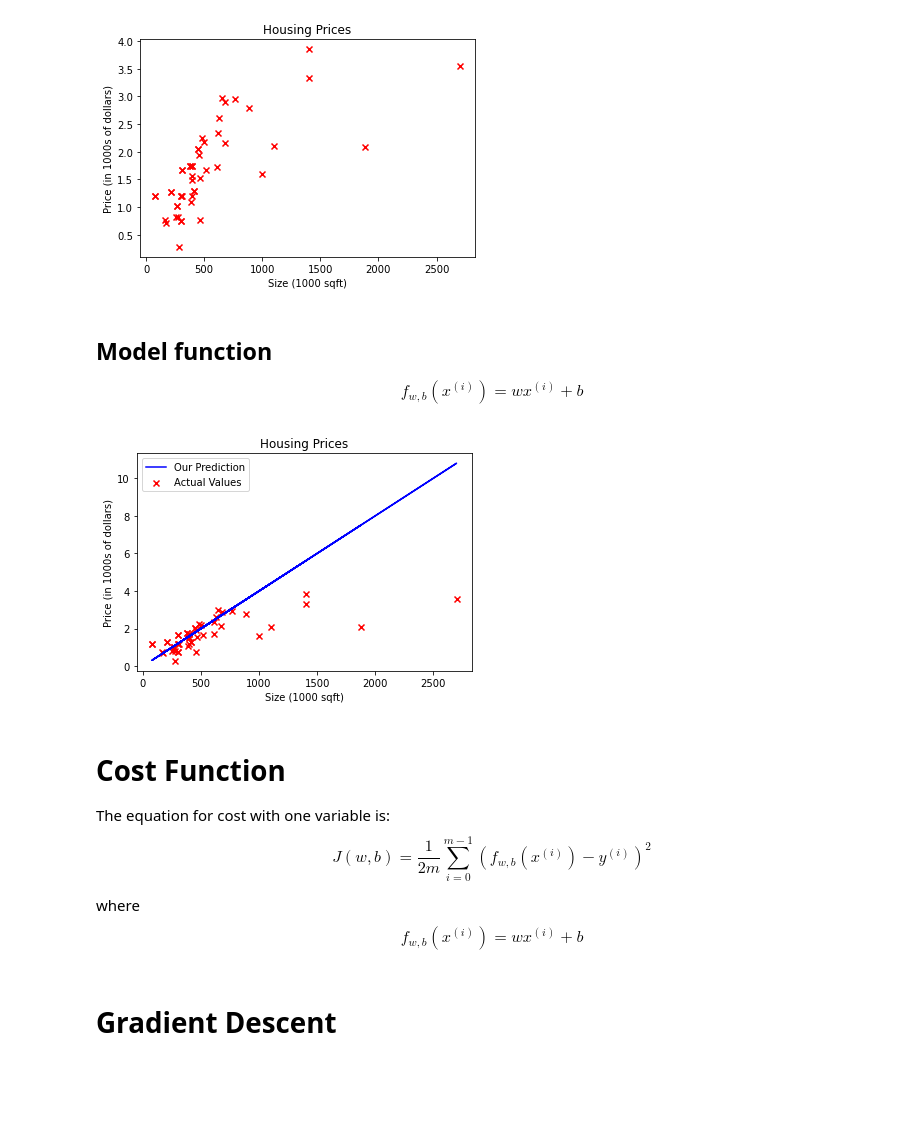
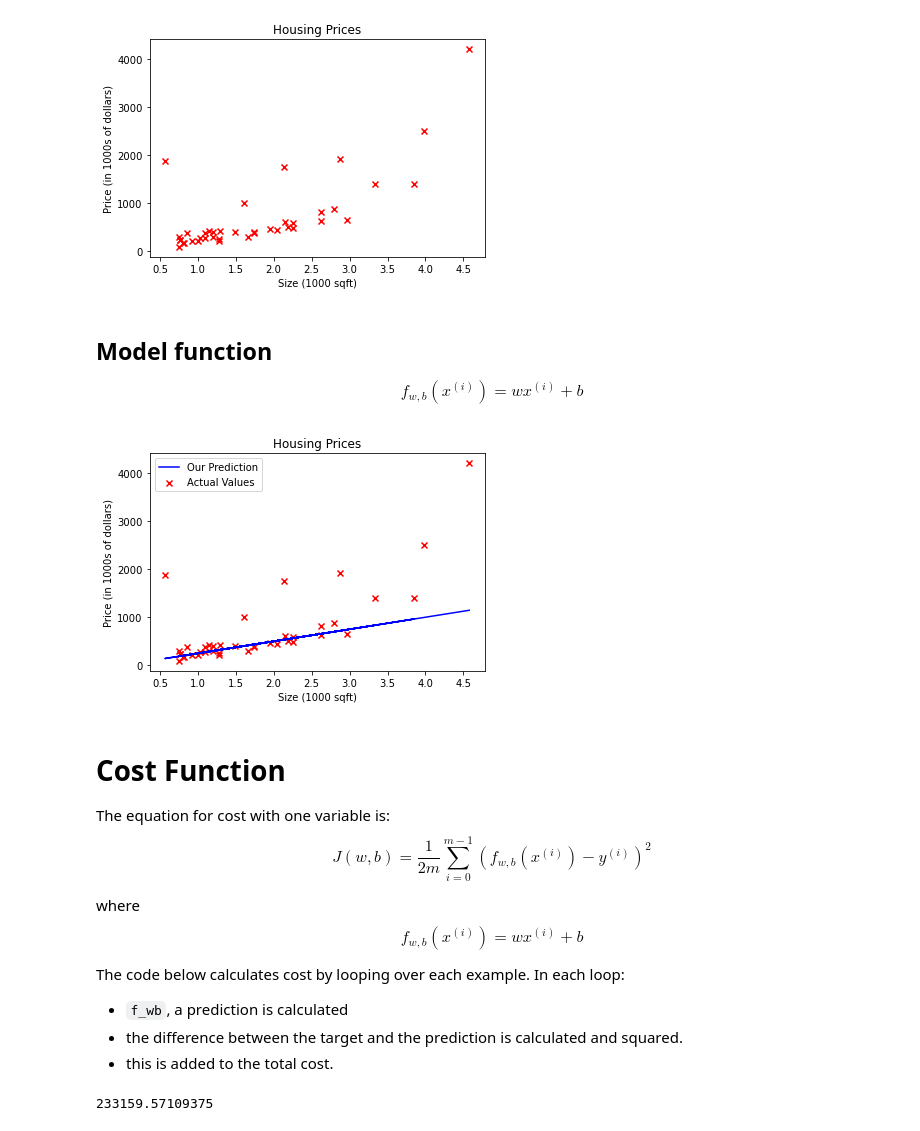
Before and after one commit to Josiel1998/machine-learning, a Jupyter notebook: JupyterNotebooks/Linear Regression - Real Estate.ipynb, the cells around one changed output. Saved outputs shown, nothing was run; the diff lists cells and outputs as text; code cells hidden in the pictures; blank space fills up the shorter version.

Commit message:
Created my first linear regression model with gradient descent using the West Palm Beach area home sales within September 2022

```diff
--- a/JupyterNotebooks/Linear Regression - Real Estate.ipynb
+++ b/JupyterNotebooks/Linear Regression - Real Estate.ipynb
@@ -21,6 +32,6 @@ df.shape
 # %%
-x_train = df.Price_per_thousand # features
-y_train = df.SQFT_per_thousand # target value
+x_train = df.SQFT_per_thousand # features
+y_train = df.Price_per_thousand # target value
 # %%
 # Plot the data points
 plt.scatter(x_train, y_train, marker='x', c='r')
@@ -32,13 +43,14 @@ plt.ylabel('Price (in 1000s of dollars)')
 plt.xlabel('Size (1000 sqft)')
 plt.show()
 # %% [output]
-[figure, old version]
+[figure, new version]
 # %% [markdown]
 ## Model function
 $$ f_{w,b}(x^{(i)}) = wx^{(i)} + b \tag{1}$$
 # %%
 # model parameters
-w = 0.004
+#w = 0.003
+w = 250
 b = 0
 
 def compute_model_output(x, w, b):
@@ -47,34 +59,34 @@ def compute_model_output(x, w, b):
     Args:
       x (ndarray (m,)): Data, m examples
       w,b (scalar)    : model parameters
     Returns
       y (ndarray (m,)): target values
     """
     m = x.shape[0]
     f_wb = np.zeros(m)
     for i in range(m):
         f_wb[i] = w * x[i] + b
 
     return f_wb
 
 tmp_f_wb = compute_model_output(x_train, w, b,)
 
 # Plot our model prediction
 plt.plot(x_train, tmp_f_wb, c='b',label='Our Prediction')
 
 # Plot the data points
 plt.scatter(x_train, y_train, marker='x', c='r',label='Actual Values')
 
 # Set the title
 plt.title("Housing Prices")
 # Set the y-axis label
 plt.ylabel('Price (in 1000s of dollars)')
 # Set the x-axis label
 plt.xlabel('Size (1000 sqft)')
 plt.legend()
 plt.show()
 # %% [output]
-[figure, old version]
+[figure, new version]
 # %% [markdown]
 # Cost Function
 The equation for cost with one variable is:
@@ -82,5 +94,8 @@ The equation for cost with one variable is:
 
 where
   $$f_{w,b}(x^{(i)}) = wx^{(i)} + b \tag{2}$$
+
+The code below calculates cost by looping over each example. In each loop:
+- `f_wb`, a prediction is calculated
+- the difference between the target and the prediction is calculated and squared.
+- this is added to the total cost.
-# %% [markdown]
-# Gradient Descent
@@ -86,0 +127,4 @@ where
+# %%
+print(compute_cost(x_train, y_train, w, b))
+# %% [output]
+233159.57109375
```
Also changed, not shown: parts of 14 cells of this notebook.
